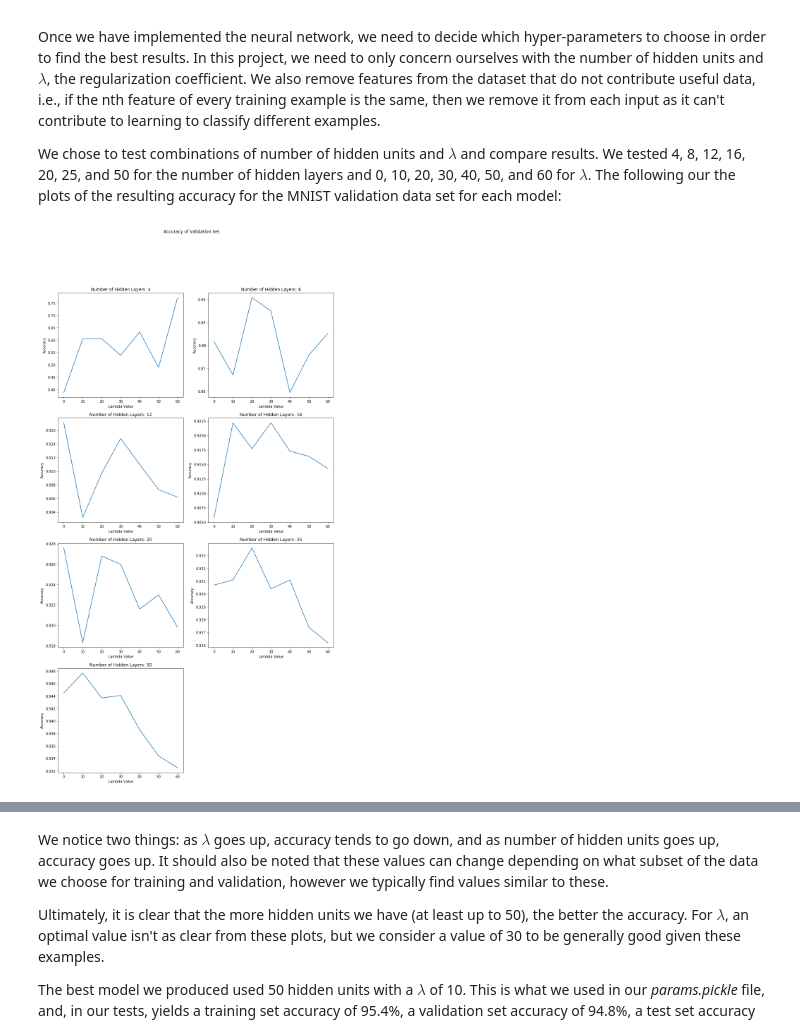
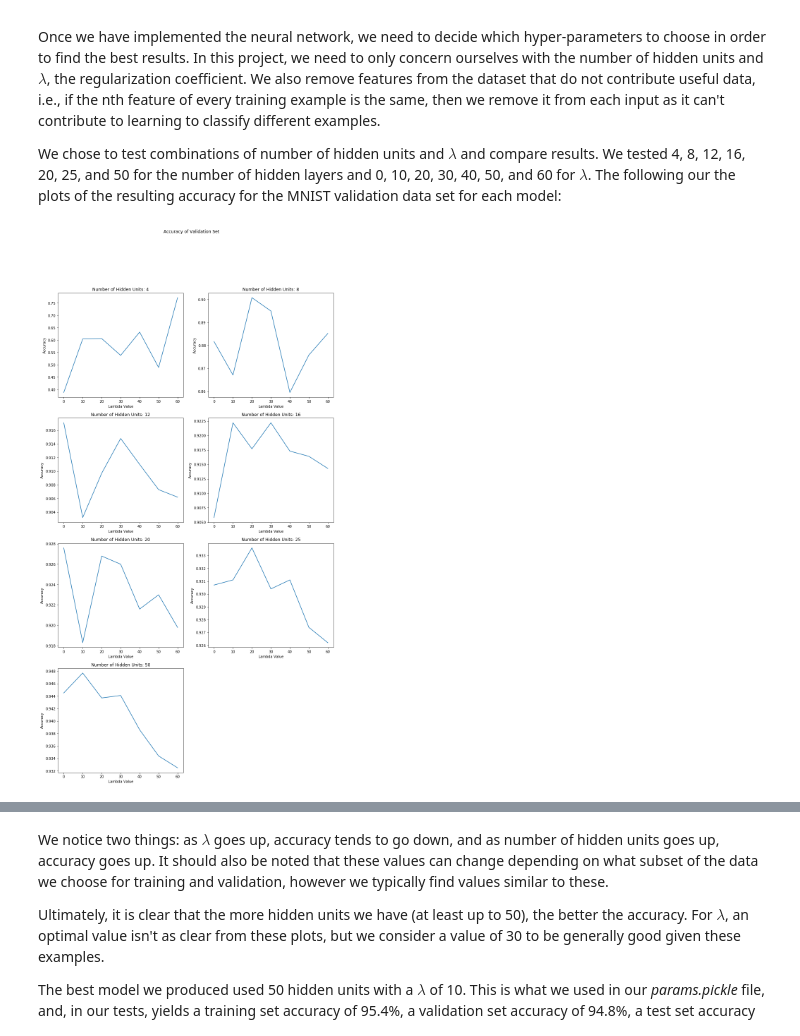
Before and after one commit to nathanmargaglio/Handwritten-Digits-Classification, a Jupyter notebook: CSE 574 - Handwritten Digits Classification.ipynb, the cells around one changed output, grey strips where cells are left out. Drawn from its saved outputs; the diff is of its cells as text; code cells hidden in the pictures.

```diff
--- a/CSE 574 - Handwritten Digits Classification.ipynb
+++ b/CSE 574 - Handwritten Digits Classification.ipynb
@@ -36,32 +36,32 @@ pickle_dir = 'logging/pickle_data/'
 def get_log_filename(n_hidden, lambdaval):
     return pickle_dir + 'n_{}-l_{}_log.pickle'.format(n_hidden, lambdaval)
 
 n_hiddens = [4, 8, 12, 16, 20, 25, 50]
 lambdavals = [0, 10, 20, 30, 40, 50, 60]
 logs = {}
 
 for n_hidden in n_hiddens:
     logs[n_hidden] = {}
     for lambdaval in lambdavals:
         with open(get_log_filename(n_hidden, lambdaval), 'rb') as f:
             log = pickle.load(f)
             logs[n_hidden][lambdaval] = log
 
 plt.figure(421, figsize=(14, 25))
 for n, n_layers in enumerate(logs):
     val_accs = []
     tra_accs = []
     lambda_vals = []
     for l in logs[n_layers]:
         lambda_vals.append(l)
         val_accs.append(logs[n_layers][l]['val_acc'])
     plt.subplot(4, 2, n+1)
     plt.ylabel('Accuracy')
     plt.xlabel('Lambda Value')
     plt.suptitle('Accuracy of Validation Set')
-    plt.title('Number of Hidden Layers: ' + str(n_layers))
+    plt.title('Number of Hidden Units: ' + str(n_layers))
     plt.plot(lambda_vals, val_accs)
 
 plt.show()
 # %% [output]
-[figure, old version]
+[figure, new version]
```
Also changed, not shown: parts of 1 cell of this notebook, 5 other files.
